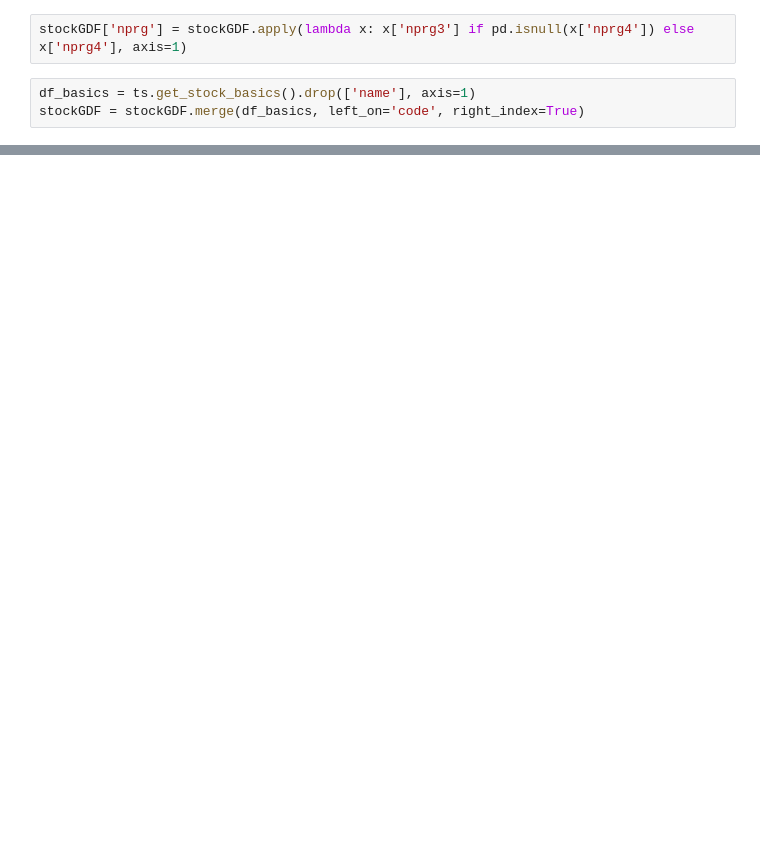
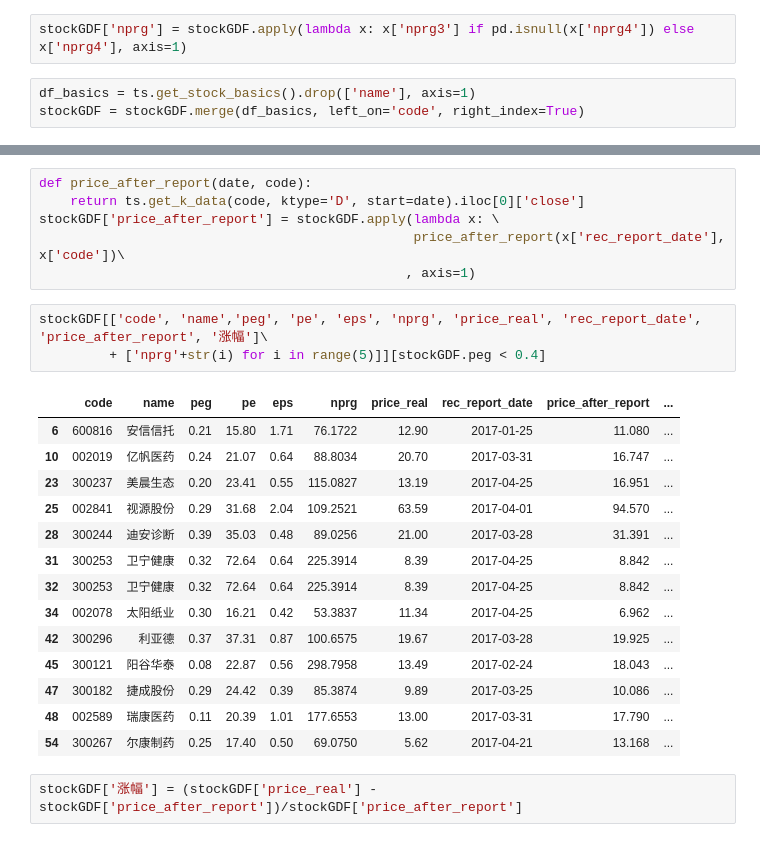
Before and after one commit to lightjl/Anaconda_code, a Jupyter notebook: stock233.ipynb, the cells around one changed output, grey strips where cells are left out. Cells and saved outputs as stored; diff of their text form; blank space fills up the shorter version.

```diff
--- a/stock233.ipynb
+++ b/stock233.ipynb
@@ -104,0 +107,26 @@ stockGDF[['code', 'name','peg', 'pe', 'eps', 'nprg', 'price_real'] + ['nprg'+str
+# %%
+def price_after_report(date, code):
+    return ts.get_k_data(code, ktype='D', start=date).iloc[0]['close']
+stockGDF['price_after_report'] = stockGDF.apply(lambda x: \
+                                                price_after_report(x['rec_report_date'], x['code'])\
+                                               , axis=1)
+# %%
+stockGDF[['code', 'name','peg', 'pe', 'eps', 'nprg', 'price_real', 'rec_report_date', 'price_after_report', '涨幅']\
+         + ['nprg'+str(i) for i in range(5)]][stockGDF.peg < 0.4]
+# %% [output]
+|  | code | name | peg | pe | eps | nprg | price_real | rec_report_date | price_after_report | ... |
+| 6 | 600816 | 安信信托 | 0.21 | 15.80 | 1.71 | 76.1722 | 12.90 | 2017-01-25 | 11.080 | ... |
+| 10 | 002019 | 亿帆医药 | 0.24 | 21.07 | 0.64 | 88.8034 | 20.70 | 2017-03-31 | 16.747 | ... |
+| 23 | 300237 | 美晨生态 | 0.20 | 23.41 | 0.55 | 115.0827 | 13.19 | 2017-04-25 | 16.951 | ... |
+| 25 | 002841 | 视源股份 | 0.29 | 31.68 | 2.04 | 109.2521 | 63.59 | 2017-04-01 | 94.570 | ... |
+| 28 | 300244 | 迪安诊断 | 0.39 | 35.03 | 0.48 | 89.0256 | 21.00 | 2017-03-28 | 31.391 | ... |
+| 31 | 300253 | 卫宁健康 | 0.32 | 72.64 | 0.64 | 225.3914 | 8.39 | 2017-04-25 | 8.842 | ... |
+| 32 | 300253 | 卫宁健康 | 0.32 | 72.64 | 0.64 | 225.3914 | 8.39 | 2017-04-25 | 8.842 | ... |
+| 34 | 002078 | 太阳纸业 | 0.30 | 16.21 | 0.42 | 53.3837 | 11.34 | 2017-04-25 | 6.962 | ... |
+| 42 | 300296 | 利亚德 | 0.37 | 37.31 | 0.87 | 100.6575 | 19.67 | 2017-03-28 | 19.925 | ... |
+| 45 | 300121 | 阳谷华泰 | 0.08 | 22.87 | 0.56 | 298.7958 | 13.49 | 2017-02-24 | 18.043 | ... |
+| 47 | 300182 | 捷成股份 | 0.29 | 24.42 | 0.39 | 85.3874 | 9.89 | 2017-03-25 | 10.086 | ... |
+| 48 | 002589 | 瑞康医药 | 0.11 | 20.39 | 1.01 | 177.6553 | 13.00 | 2017-03-31 | 17.790 | ... |
+| 54 | 300267 | 尔康制药 | 0.25 | 17.40 | 0.50 | 69.0750 | 5.62 | 2017-04-21 | 13.168 | ... |
+# %%
+stockGDF['涨幅'] = (stockGDF['price_real'] - stockGDF['price_after_report'])/stockGDF['price_after_report']
```
Also changed, not shown: parts of 8 cells of this notebook, 16 other files.
